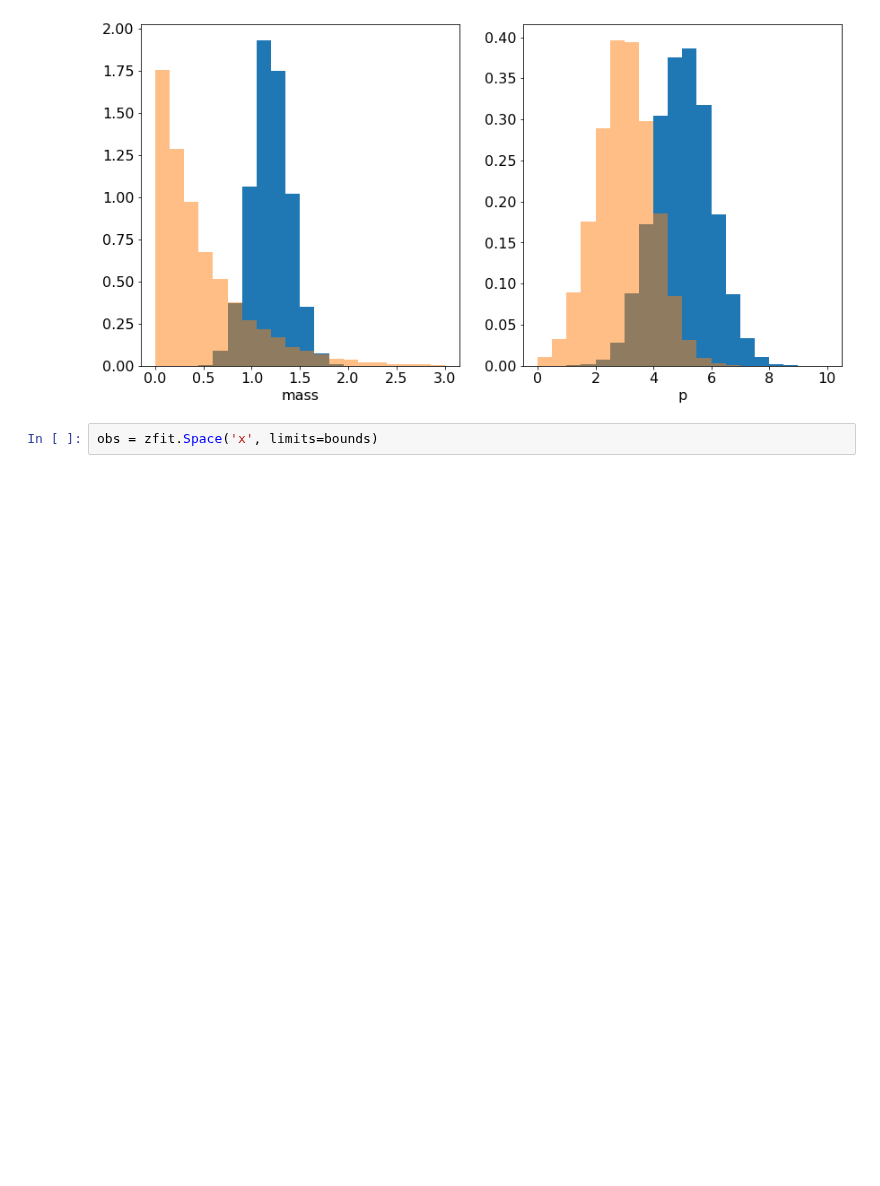
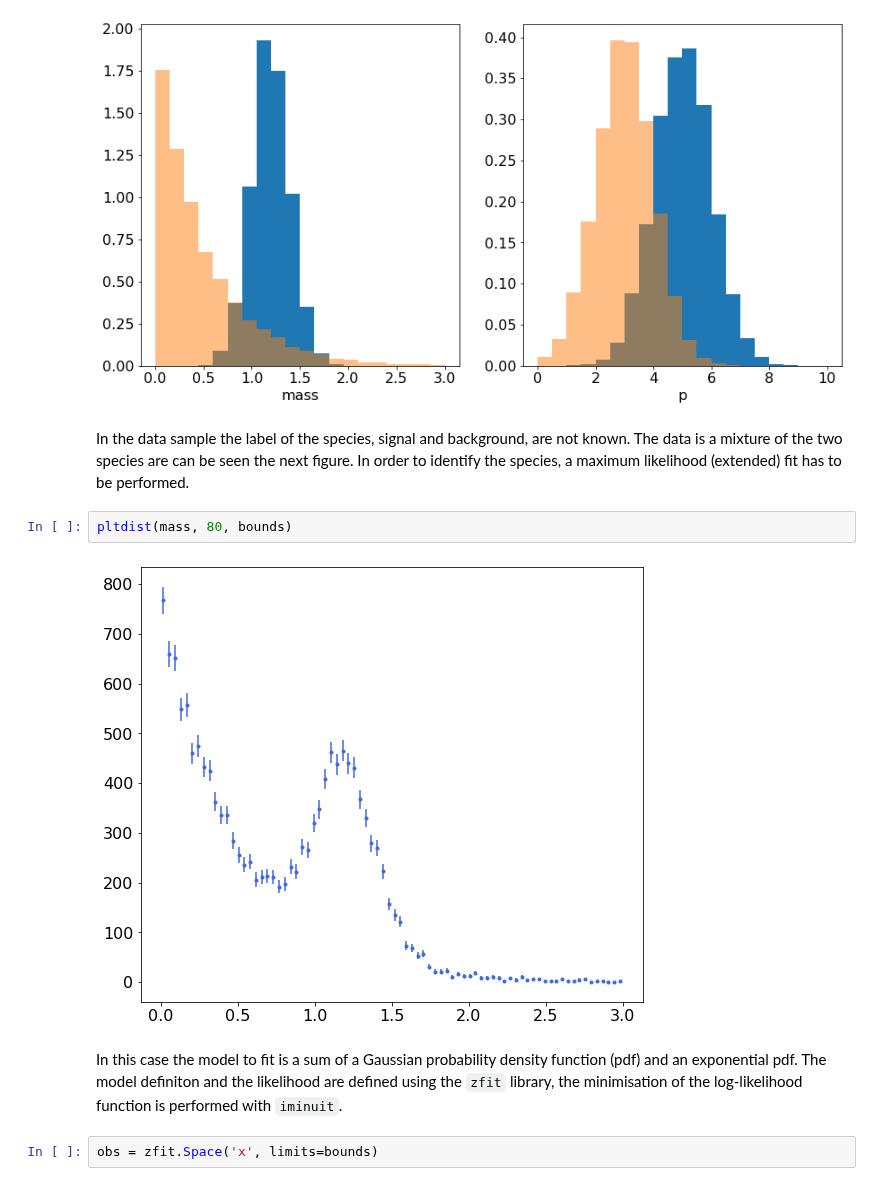
Before and after one commit to scikit-hep/hepstats, a Jupyter notebook: notebooks/splots/splot_example.ipynb, the cells around one changed output. Drawn from its saved outputs; the diff is of its cells as text; blank space fills up the shorter version.

```diff
--- a/notebooks/splots/splot_example.ipynb
+++ b/notebooks/splots/splot_example.ipynb
@@ -60,6 +62,14 @@ ax[1].hist(bck_p, bins=20, density=True, range=(0, 10), alpha=0.5)
 ax[1].set_xlabel('p');
 # %% [output]
 [figure]
+# %% [markdown]
+In the data sample the label of the species, signal and background, are not known. The data is a mixture of the two species are can be seen the next figure. In order to identify the species, a maximum likelihood (extended) fit has to be performed.
+# %%
+pltdist(mass, 80, bounds)
+# %% [output]
+[figure, added]
+# %% [markdown]
+In this case the model to fit is a sum of a Gaussian probability density function (pdf) and an exponential pdf. The model definiton and the likelihood are defined using the `zfit` library, the minimisation of the log-likelihood function is performed with `iminuit`.
 # %%
 obs = zfit.Space('x', limits=bounds)
 # %%
```
Also changed, not shown: parts of 12 cells of this notebook, 2 other files.
